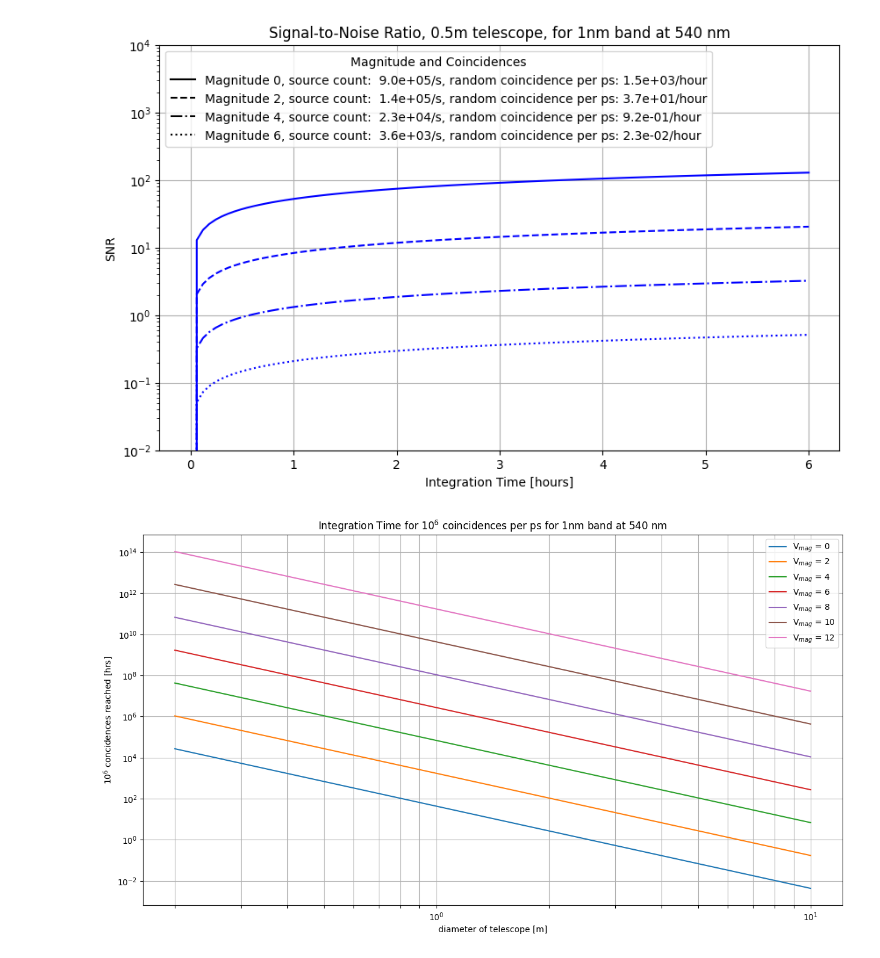
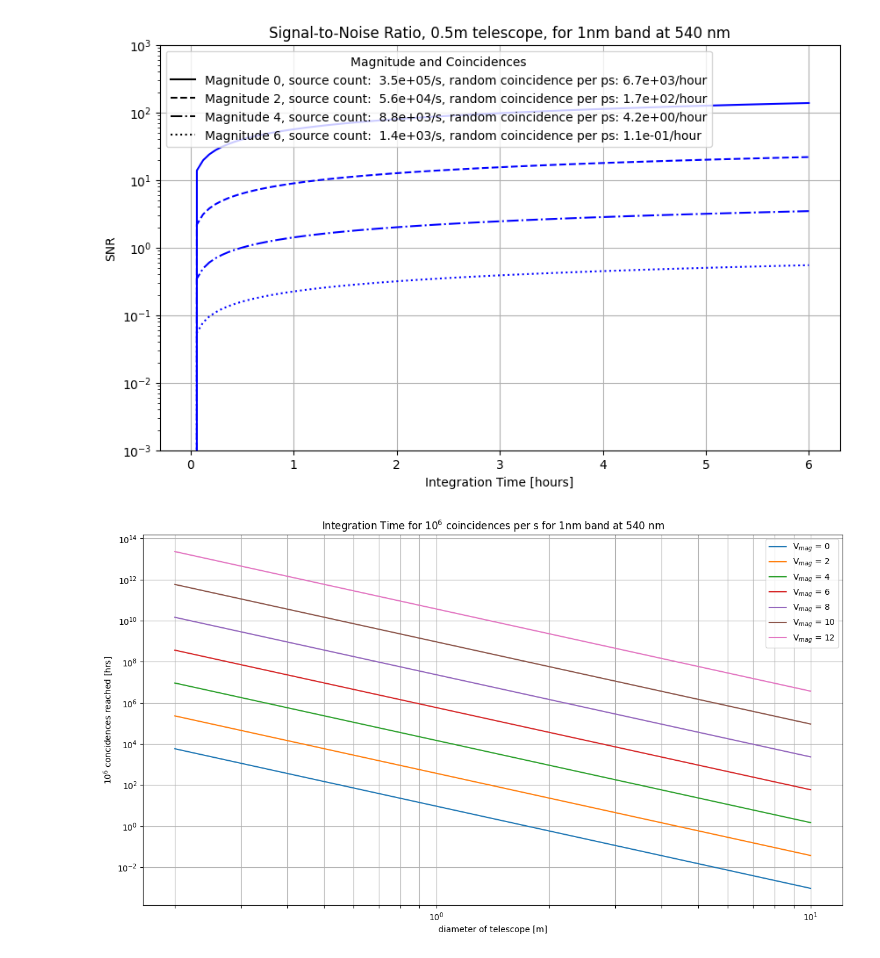
Before and after one commit to LucijanaS/brightstar, a Jupyter notebook: SNR_coincidences.ipynb, the cells around one changed output. Saved outputs shown, nothing was run; the diff lists cells and outputs as text; code cells hidden in the pictures.

```diff
--- a/SNR_coincidences.ipynb
+++ b/SNR_coincidences.ipynb
@@ -136,7 +159,7 @@ def count_rate(mag, diameter):
     efficiency_f = 0.5 # filter efficiency
     efficiency_p = 1 # 1 means no polarizer, 0.5 with
     efficiency_overall = efficiency_o*efficiency_d*efficiency_f*efficiency_p
-    return efficiency_overall*delta_nu*Phi_*area_sub(diameter, effective_diameter)
+    return (1/(2*np.sqrt(2)))*efficiency_overall*delta_nu*Phi_*area_sub(diameter, effective_diameter)
 
 print('count rate: ', count_rate(0, 0.5))
 # %% [output]
@@ -154,10 +177,13 @@ So random coincidence count per second is:
 \end{equation}
 # %%
-def coincidences(T, magnitude, diameter):
+def coincidences_per_bin(magnitude, diameter):
+    return 2*((count_rate(magnitude, diameter)/2)**2)*delta_t**2
+
+def coincidences_per_s(T, magnitude, diameter):
     return 2*((count_rate(magnitude, diameter)/2)**2)*delta_t*T
 
 
-print('random coincidences', coincidences(1, 0, 0.5))
+print('random coincidences', coincidences_per_s(1, 0, 0.5))
 
-((((count_rate(0, 0.5))/2)**2)*1e-12)*3600
+(2*(((count_rate(0, 0.5))/2)**2)*1e-12)*1
 # %% [output]
@@ -166,4 +192,5 @@ random coincidences 0.4041705224395636
 # %%
+plt.style.use('default')
 T_0 = np.linspace(0, 6, 100)
 diameters = [0.6, 1.0, 4.0]
 magnitudes = [0, 2, 4, 6]
@@ -193,7 +220,7 @@ legend1 = plt.legend(handles=diameter_legends, loc='upper left', title="Diameter
 plt.gca().add_artist(legend1)  # Add the first legend manually
 plt.legend(handles=magnitude_legends, loc='upper right', title="Magnitude")
 plt.yscale("log")
-plt.ylim(5e-2, 1e6)
+plt.ylim(1e-3, 5e4)
 
 plt.grid(True)
 plt.show()
@@ -202,4 +229,5 @@ plt.show()
 # %%
+plt.style.use('default')
 T_0 = np.linspace(0, 6, 100)
 magnitudes = [0, 2, 4, 6]
 
@@ -214,13 +242,13 @@ for j, magnitude in enumerate(magnitudes):
     snr_values = [SNR_simple(t * 3600, magnitude, diameter) for t in T_0]
     plt.plot(T_0, snr_values, color='b', linestyle=linestyles[j],
                  label=f'Diameter {diameter} m, Mag {magnitude}')
-    coinc = coincidences(3600, magnitude, diameter)
+    coinc = coincidences_per_s(3600, magnitude, diameter)
     sourcec = count_rate(magnitude, diameter)
     legend_entries.append(mlines.Line2D([], [], color='black', linestyle=linestyles[j],
                                         label=f'Magnitude {magnitude}, source count:  {sourcec:.1e}/s, random coincidence per ps: {coinc:.1e}/hour'))
 
 plt.xlabel('Integration Time [hours]')
-plt.ylim(1e-2, 1e4)
+plt.ylim(1e-3, 1e3)
 plt.ylabel('SNR')
 plt.title(f'Signal-to-Noise Ratio, {diameter}m telescope, for 1nm band at 540 nm')
 
@@ -232,7 +260,7 @@ plt.yscale("log")
 plt.grid(True)
 plt.show()
 # %% [output]
-[figure, old version]
+[figure, new version]
 # %%
 # determine after how many seconds until the number of random coincidences has reached a million
 def rand_coincidences1M(diameter, magnitude):
@@ -240,25 +268,25 @@ def rand_coincidences1M(diameter, magnitude):
 # %%
 plt.figure(figsize=(15, 8))
 
 magnitudes1 = [0, 2, 4, 6, 8, 10, 12]
 diameters = np.linspace(0.2, 10, 100)
 for index, mag in enumerate(magnitudes1):
     plt.plot(diameters, rand_coincidences1M(diameters, mag)/3600, label=f'V$_{{mag}}$ = {mag}')
 plt.xlabel('diameter of telescope [m]')
 plt.ylabel('10$^6$ concidences reached [hrs]')
-plt.title('Integration Time for 10$^6$ coincidences per ps for 1nm band at 540 nm')
+plt.title('Integration Time for 10$^6$ coincidences per s for 1nm band at 540 nm')
 plt.yscale("log")
 plt.xscale("log")
 plt.legend()
 plt.grid(True)
 
 from matplotlib.ticker import LogLocator
 
 # Custom tick setting for the x-axis
 ax = plt.gca()
 ax.xaxis.set_major_locator(LogLocator(base=10.0, subs=np.arange(1, 10) * 0.1, numticks=15))  # More dense ticks
 # %% [output]
-[figure, old version]
+[figure, new version]
 # %%
 plt.figure(figsize=(15, 8))
 
```
Also changed, not shown: parts of 16 cells of this notebook, 6 other files.
